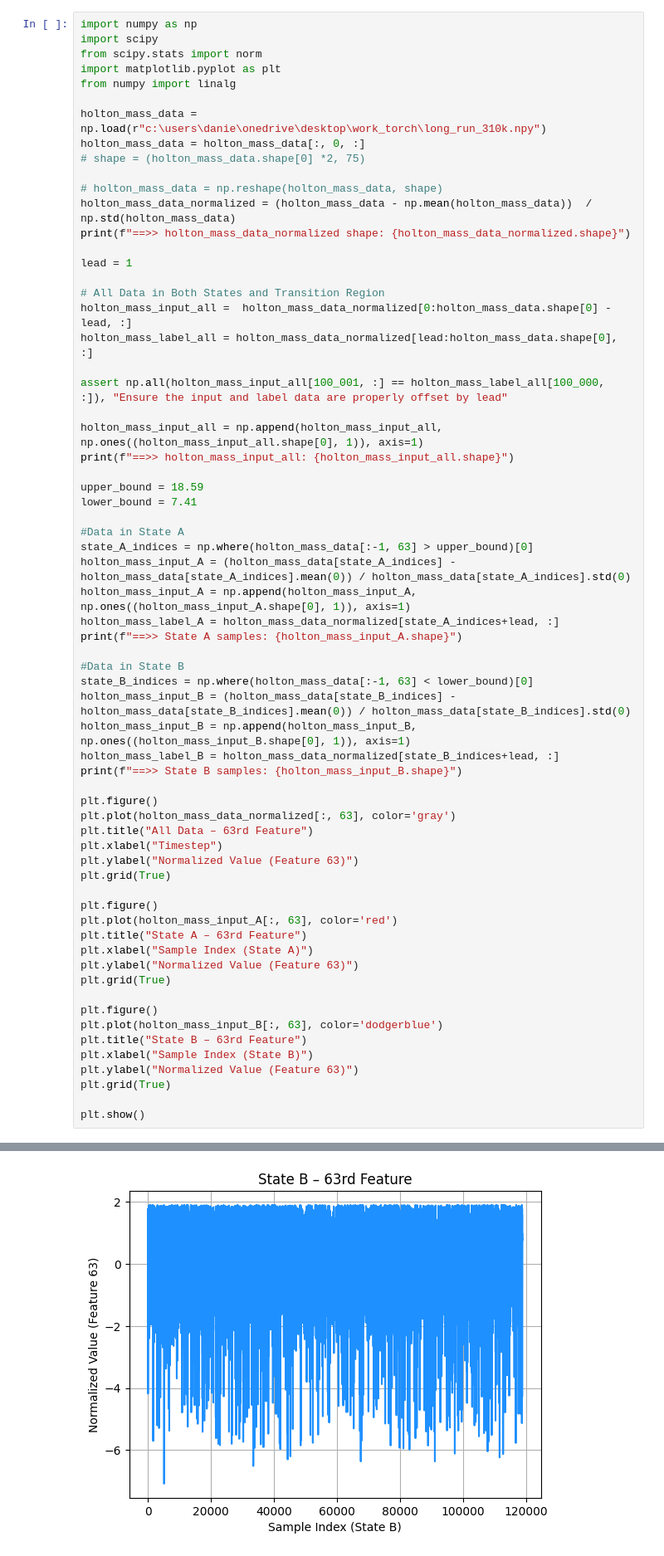
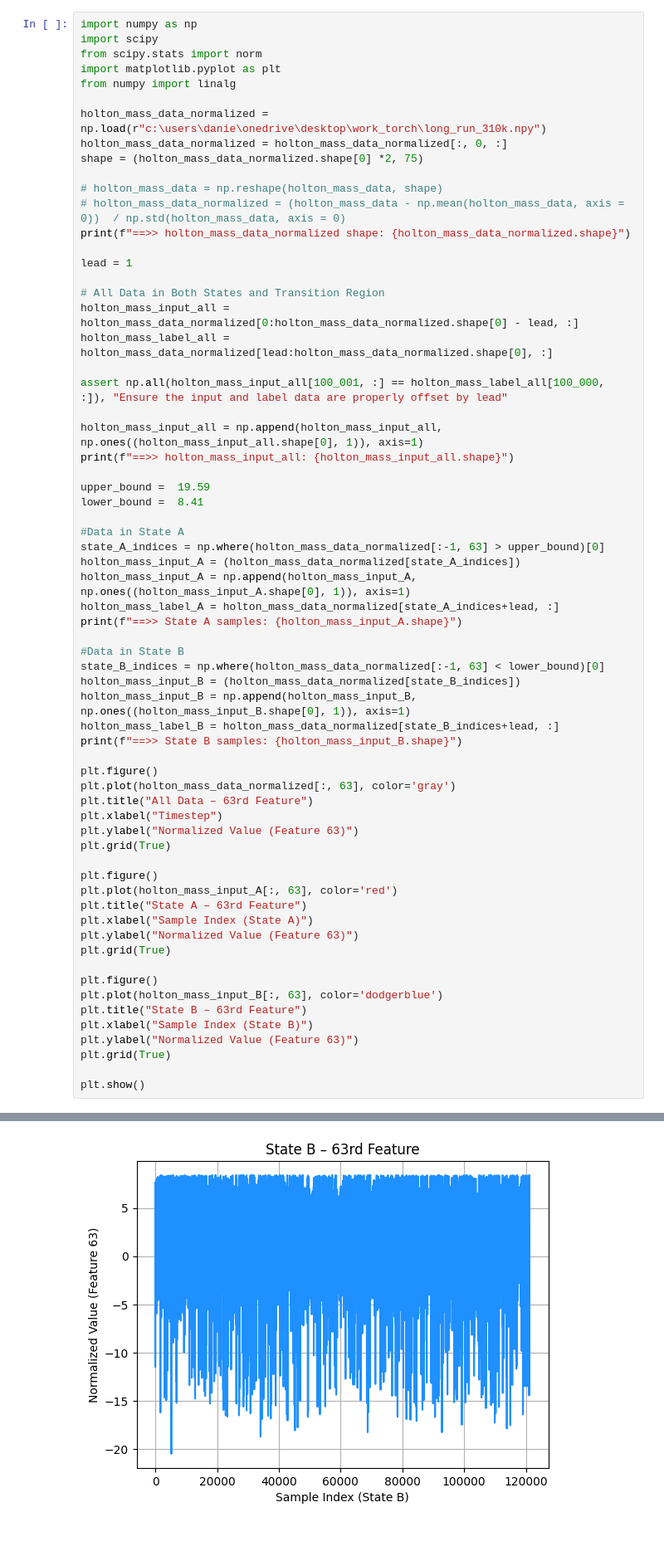
Before and after one commit to fabio2-uchi/modified_code, a Jupyter notebook: linear_inverse_model.ipynb, the cells around one changed output, grey strips where cells are left out. Shown: that part at 83% size. Drawn from its saved outputs; the diff is of its cells as text.

```diff
--- a/linear_inverse_model.ipynb
+++ b/linear_inverse_model.ipynb
@@ -7,38 +7,38 @@ from scipy.stats import norm
 import matplotlib.pyplot as plt
 from numpy import linalg
 
-holton_mass_data = np.load(r"c:\users\danie\onedrive\desktop\work_torch\long_run_310k.npy")
-holton_mass_data = holton_mass_data[:, 0, :]
-# shape = (holton_mass_data.shape[0] *2, 75)
+holton_mass_data_normalized = np.load(r"c:\users\danie\onedrive\desktop\work_torch\long_run_310k.npy")
+holton_mass_data_normalized = holton_mass_data_normalized[:, 0, :]
+shape = (holton_mass_data_normalized.shape[0] *2, 75)
 
 # holton_mass_data = np.reshape(holton_mass_data, shape)
-holton_mass_data_normalized = (holton_mass_data - np.mean(holton_mass_data))  / np.std(holton_mass_data)
+# holton_mass_data_normalized = (holton_mass_data - np.mean(holton_mass_data, axis = 0))  / np.std(holton_mass_data, axis = 0)
 print(f"==>> holton_mass_data_normalized shape: {holton_mass_data_normalized.shape}")
 
 lead = 1
 
 # All Data in Both States and Transition Region
-holton_mass_input_all =  holton_mass_data_normalized[0:holton_mass_data.shape[0] - lead, :]
-holton_mass_label_all = holton_mass_data_normalized[lead:holton_mass_data.shape[0], :]
+holton_mass_input_all =  holton_mass_data_normalized[0:holton_mass_data_normalized.shape[0] - lead, :]
+holton_mass_label_all = holton_mass_data_normalized[lead:holton_mass_data_normalized.shape[0], :]
 
 assert np.all(holton_mass_input_all[100_001, :] == holton_mass_label_all[100_000, :]), "Ensure the input and label data are properly offset by lead"
 
 holton_mass_input_all = np.append(holton_mass_input_all, np.ones((holton_mass_input_all.shape[0], 1)), axis=1)
 print(f"==>> holton_mass_input_all: {holton_mass_input_all.shape}")
 
-upper_bound = 18.59
-lower_bound = 7.41
+upper_bound =  19.59
+lower_bound =  8.41
 
 #Data in State A
-state_A_indices = np.where(holton_mass_data[:-1, 63] > upper_bound)[0]
-holton_mass_input_A = (holton_mass_data[state_A_indices] - holton_mass_data[state_A_indices].mean(0)) / holton_mass_data[state_A_indices].std(0)
+state_A_indices = np.where(holton_mass_data_normalized[:-1, 63] > upper_bound)[0]
+holton_mass_input_A = (holton_mass_data_normalized[state_A_indices])
 holton_mass_input_A = np.append(holton_mass_input_A, np.ones((holton_mass_input_A.shape[0], 1)), axis=1)
 holton_mass_label_A = holton_mass_data_normalized[state_A_indices+lead, :]
 print(f"==>> State A samples: {holton_mass_input_A.shape}")
 
 #Data in State B
-state_B_indices = np.where(holton_mass_data[:-1, 63] < lower_bound)[0]
-holton_mass_input_B = (holton_mass_data[state_B_indices] - holton_mass_data[state_B_indices].mean(0)) / holton_mass_data[state_B_indices].std(0)
+state_B_indices = np.where(holton_mass_data_normalized[:-1, 63] < lower_bound)[0]
+holton_mass_input_B = (holton_mass_data_normalized[state_B_indices])
 holton_mass_input_B = np.append(holton_mass_input_B, np.ones((holton_mass_input_B.shape[0], 1)), axis=1)
 holton_mass_label_B = holton_mass_data_normalized[state_B_indices+lead, :]
 print(f"==>> State B samples: {holton_mass_input_B.shape}")
@@ -75,4 +75,4 @@ plt.show()
-[figure, old version]
+[figure, new version]
 # %% [markdown]
 # Find Linear Model Coeffecients
 # %%
```
Also changed, not shown: parts of 6 cells of this notebook, 1 other file.
